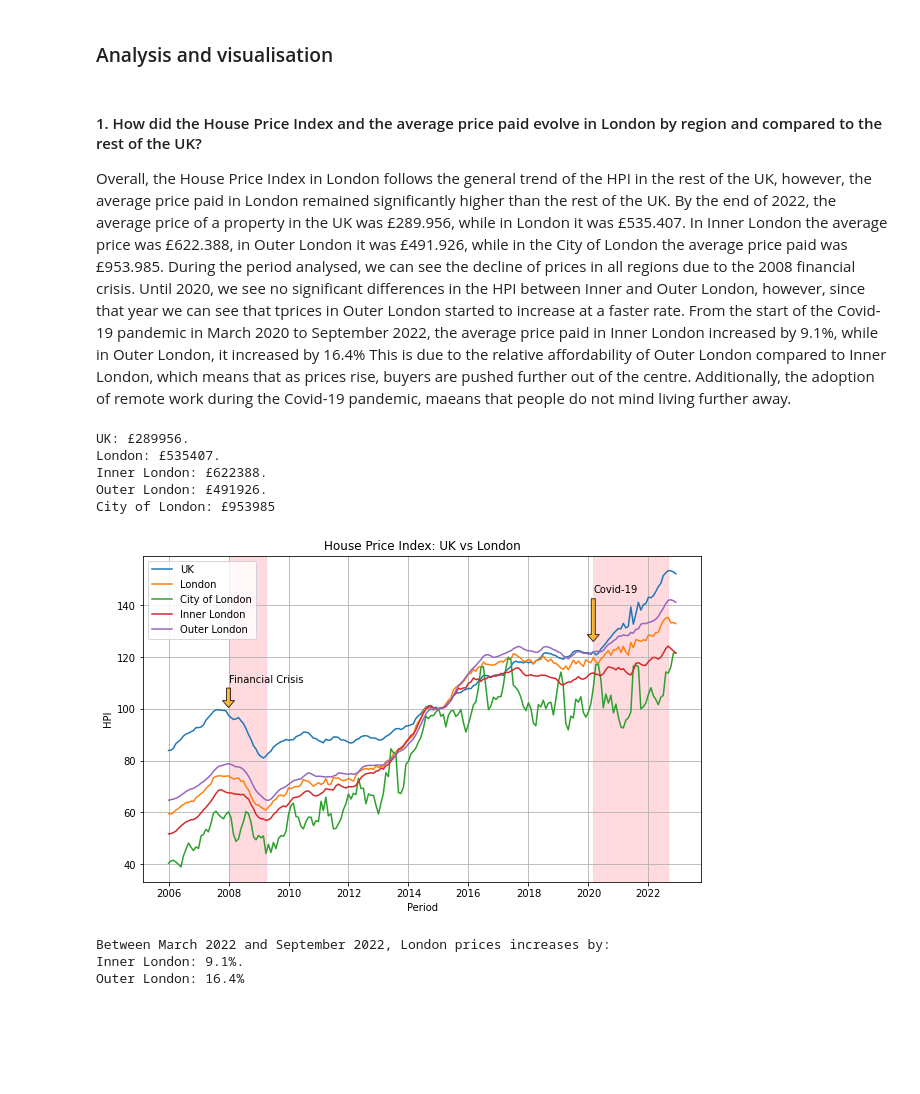
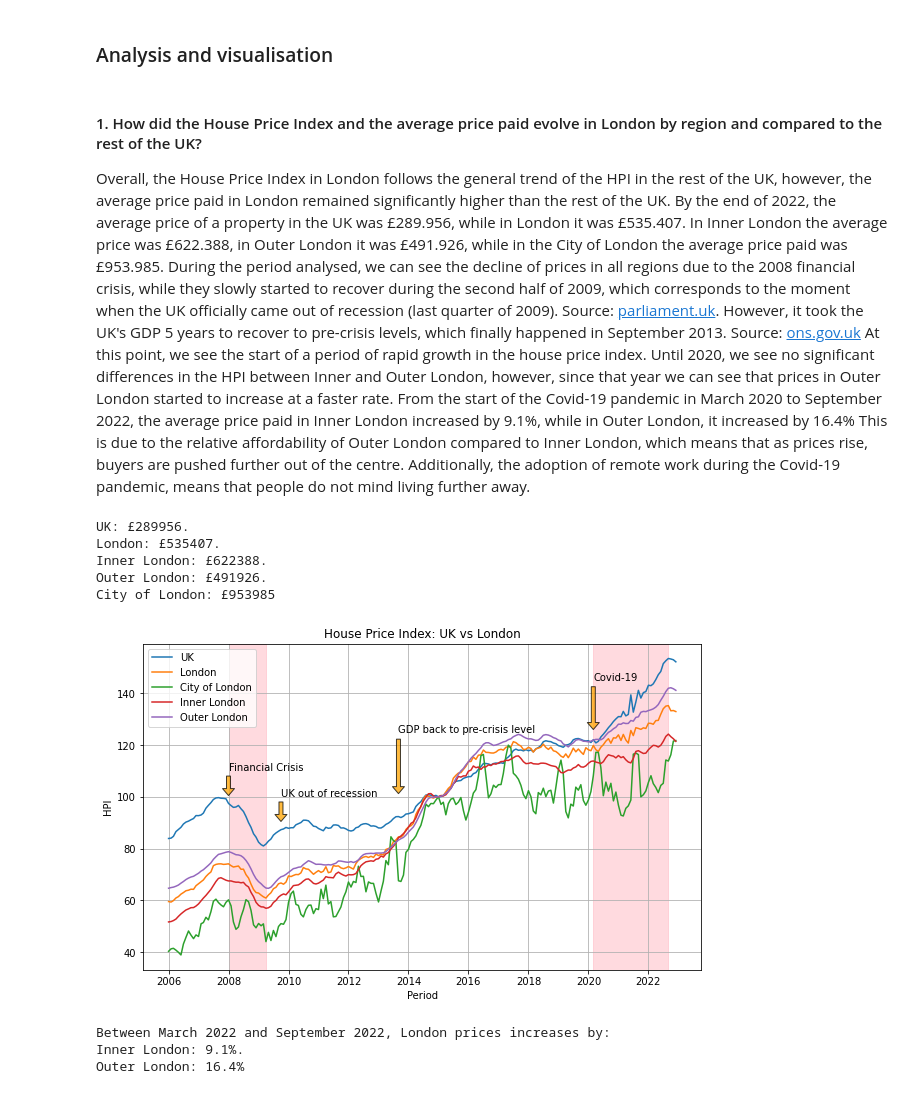
Before and after one commit to Thetechyteacher/housing-analysis, a Jupyter notebook: Jupyter Notebooks/02_data_analysis_and_visualisation/london_housing_market_overview.ipynb, the cells around one changed output. Cells and saved outputs as stored; diff of their text form; code cells hidden in the pictures; blank space fills up the shorter version.

```diff
--- a/Jupyter Notebooks/02_data_analysis_and_visualisation/london_housing_market_overview.ipynb
+++ b/Jupyter Notebooks/02_data_analysis_and_visualisation/london_housing_market_overview.ipynb
@@ -141,11 +146,11 @@ memory usage: 84.5+ KB
 #### 1. How did the House Price Index and the average price paid evolve in London by region and compared to the rest of the UK?
 
 Overall, the House Price Index in London follows the general trend of the HPI in the rest of the UK, however, the average price paid in London remained significantly higher than the rest of the UK. By the end of 2022, the average price of a property in the UK was £289.956, while in London it was £535.407. In Inner London the average price was £622.388, in Outer London it was £491.926, while in the City of London the average price paid was £953.985.
-During the period analysed, we can see the decline of prices in all regions due to the 2008 financial crisis.
-Until 2020, we see no significant differences in the HPI between Inner and Outer London, however, since that year we can see that tprices in Outer London started to increase at a faster rate.
+During the period analysed, we can see the decline of prices in all regions due to the 2008 financial crisis, while they slowly started to recover during the second half of 2009, which corresponds to the moment when the UK officially came out of recession (last quarter of 2009). Source: [parliament.uk](https://www.parliament.uk/globalassets/documents/commons/lib/research/key_issues/key-issues-recession-and-recovery.pdf). However, it took the UK's GDP 5 years to recover to pre-crisis levels, which finally happened in September 2013. Source: [ons.gov.uk](https://www.ons.gov.uk/economy/grossdomesticproductgdp/articles/the2008recession10yearson/2018-04-30#:~:text=GDP%20took%20five%20years%20to,it%20was%20before%20the%20recession.) At this point, we see the start of a period of rapid growth in the house price index.
+Until 2020, we see no significant differences in the HPI between Inner and Outer London, however, since that year we can see that prices in Outer London started to increase at a faster rate.
 From the start of the Covid-19 pandemic in March 2020 to September 2022, the average price paid in Inner London increased by 9.1%, while in Outer London, it increased by 16.4%
 This is due to the relative affordability of Outer London compared to Inner London, which means that as prices rise, buyers are pushed further out of the centre.
-Additionally, the adoption of remote work during the Covid-19 pandemic, maeans that people do not mind living further away.
+Additionally, the adoption of remote work during the Covid-19 pandemic, means that people do not mind living further away.
 # %%
 # Obtain average price December 2022 for UK, London, Inner London, Outer London, City of London, all property types.
 
@@ -169,33 +174,39 @@ City of London: £953985
 # %%
 # UK vs London vs London by Region House Price Index comparison
 
 plt.figure(figsize=(10,6))
 
 plt.plot(uk_df['House price index All property types'], label='UK')
 plt.plot(london_df['House price index All property types'], label='London')
 plt.plot(cityoflondon_df['House price index All property types'], label='City of London')
 plt.plot(innerlondon_df['House price index All property types'], label='Inner London')
 plt.plot(outerlondon_df['House price index All property types'], label='Outer London')
 
 plt.title('House Price Index: UK vs London')
 plt.ylabel('HPI')
 plt.xlabel('Period')
 plt.legend(loc="upper left")
 plt.grid(True)
 
 plt.axvspan(datetime(2008, 1, 1), datetime(2009, 4, 1), color='lightpink', alpha=0.5)
 plt.axvspan(datetime(2020, 3, 1), datetime(2022, 9, 1), color='lightpink', alpha=0.5)
 
 plt.annotate('Financial Crisis', xy =(datetime(2008, 1, 1), 100),
                 xytext =(datetime(2008, 1, 1), 110),arrowprops = dict(facecolor ='orange',
                 shrink = 0.05, alpha = 0.75, headlength = 7), xycoords = 'data')
+plt.annotate('UK out of recession', xy =(datetime(2009, 10, 1), 90),
+                xytext =(datetime(2009, 10, 1), 100),arrowprops = dict(facecolor ='orange',
+                shrink = 0.05, alpha = 0.75, headlength = 7), xycoords = 'data')
+plt.annotate('GDP back to pre-crisis level', xy =(datetime(2013, 9, 1), 100),
+                xytext =(datetime(2013, 9, 1), 125),arrowprops = dict(facecolor ='orange',
+                shrink = 0.05, alpha = 0.75, headlength = 7), xycoords = 'data')
 plt.annotate('Covid-19', xy =(datetime(2020, 3, 1), 125),
                 xytext =(datetime(2020, 3, 1), 145),arrowprops = dict(facecolor ='orange',
                 shrink = 0.05, alpha = 0.75, headlength = 7), xycoords = 'data')
 
 plt.show()
 # %% [output]
-[figure, old version]
+[figure, new version]
 # %%
 # Calculate average house price increase from March 2020 to September 2022 in inner and outer London.
 
```
Also changed, not shown: parts of 5 cells of this notebook, 1 other file.
